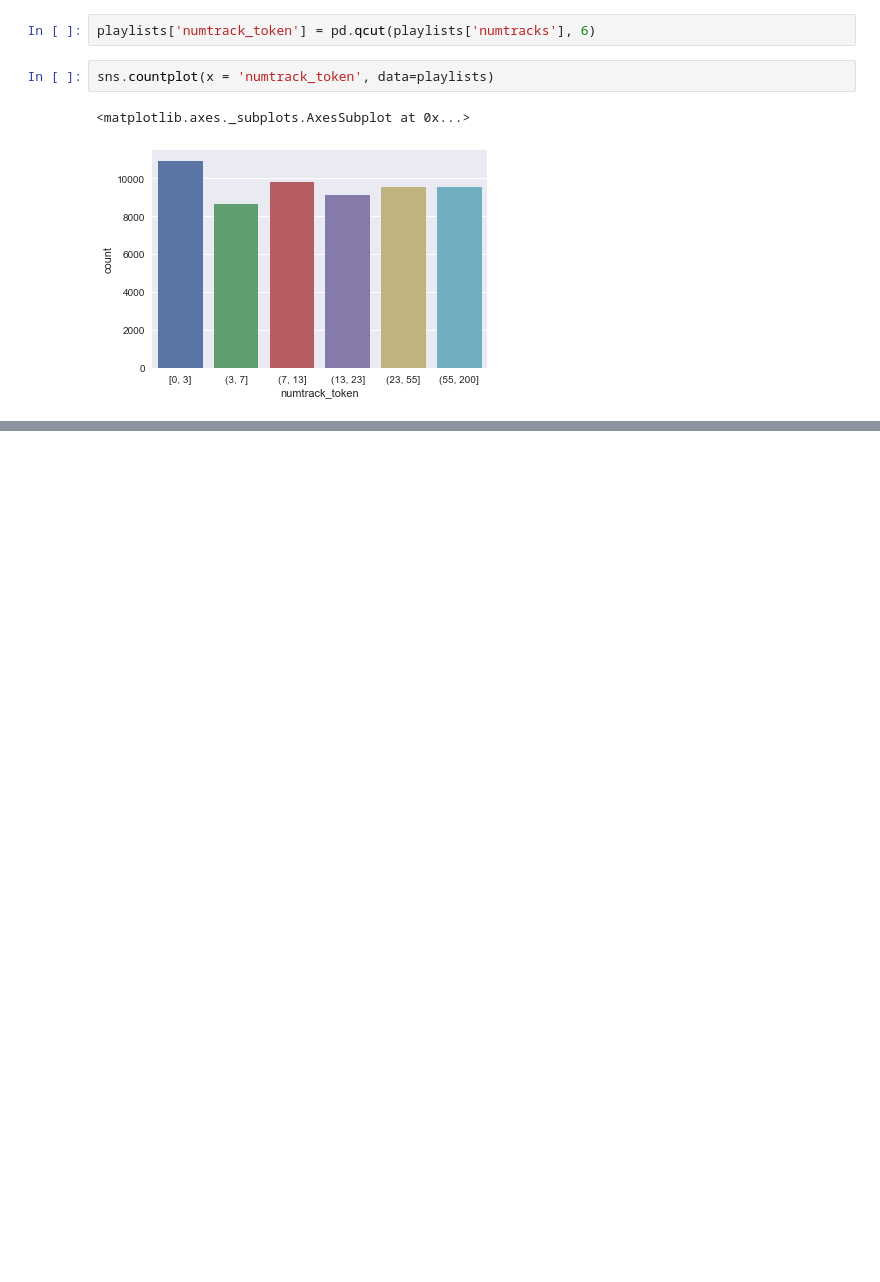
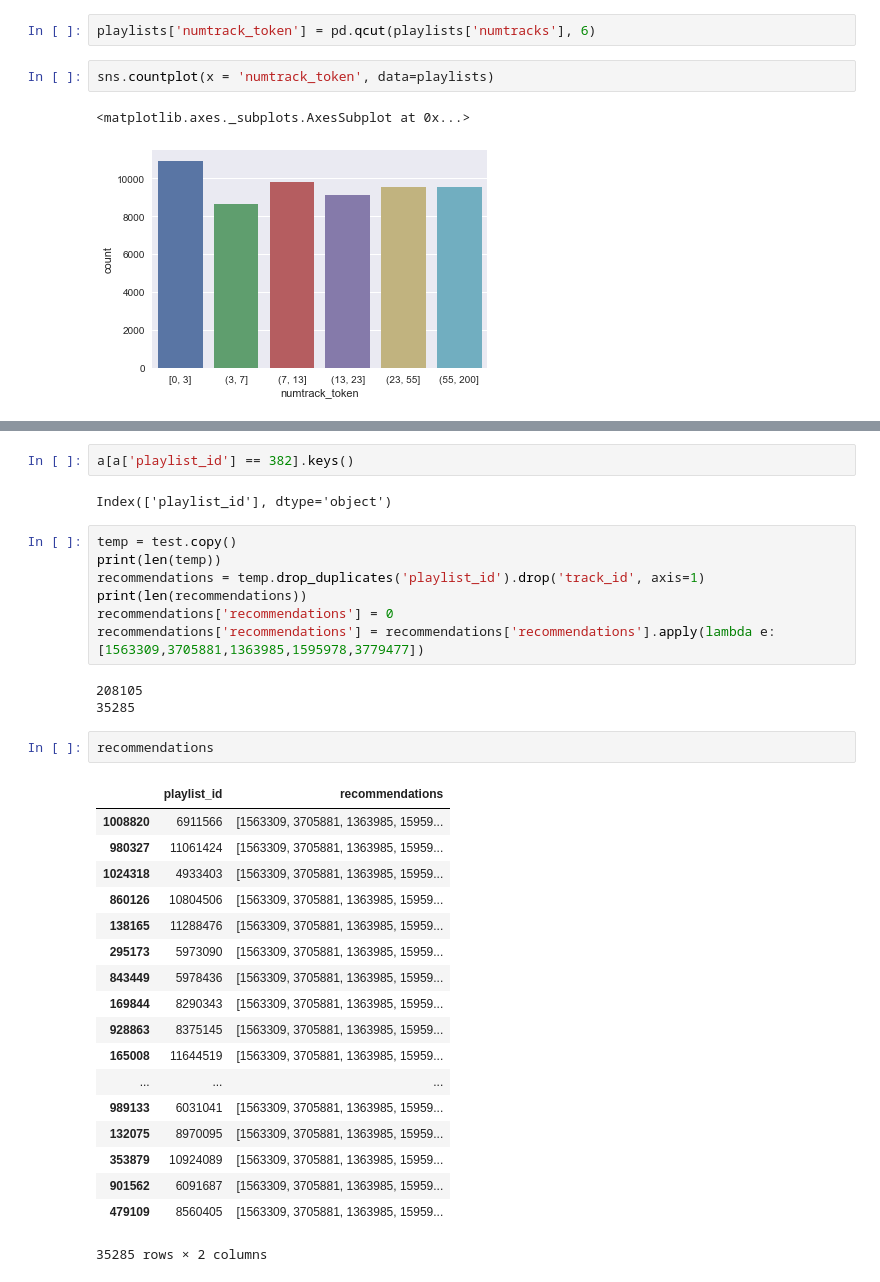
Before and after one commit to battuzz/RS_Challenge, a Jupyter notebook: fabio_notebook.ipynb, the cells around one changed output, grey strips where cells are left out. Saved outputs shown, nothing was run; the diff lists cells and outputs as text; blank space fills up the shorter version.

```diff
--- a/fabio_notebook.ipynb
+++ b/fabio_notebook.ipynb
@@ -251,0 +201,35 @@ FileNotFoundError: File b'../data/train_final.csv' does not exist
+# %%
+a[a['playlist_id'] == 382].keys()
+# %% [output]
+Index(['playlist_id'], dtype='object')
+# %%
+temp = test.copy()
+print(len(temp))
+recommendations = temp.drop_duplicates('playlist_id').drop('track_id', axis=1)
+print(len(recommendations))
+recommendations['recommendations'] = 0
+recommendations['recommendations'] = recommendations['recommendations'].apply(lambda e: [1563309,3705881,1363985,1595978,3779477])
+# %% [output]
+208105
+35285
+# %%
+recommendations
+# %% [output]
+|  | playlist_id | recommendations |
+| 1008820 | 6911566 | [1563309, 3705881, 1363985, 15959... |
+| 980327 | 11061424 | [1563309, 3705881, 1363985, 15959... |
+| 1024318 | 4933403 | [1563309, 3705881, 1363985, 15959... |
+| 860126 | 10804506 | [1563309, 3705881, 1363985, 15959... |
+| 138165 | 11288476 | [1563309, 3705881, 1363985, 15959... |
+| 295173 | 5973090 | [1563309, 3705881, 1363985, 15959... |
+| 843449 | 5978436 | [1563309, 3705881, 1363985, 15959... |
+| 169844 | 8290343 | [1563309, 3705881, 1363985, 15959... |
+| 928863 | 8375145 | [1563309, 3705881, 1363985, 15959... |
+| 165008 | 11644519 | [1563309, 3705881, 1363985, 15959... |
+| ... | ... | ... |
+| 989133 | 6031041 | [1563309, 3705881, 1363985, 15959... |
+| 132075 | 8970095 | [1563309, 3705881, 1363985, 15959... |
+| 353879 | 10924089 | [1563309, 3705881, 1363985, 15959... |
+| 901562 | 6091687 | [1563309, 3705881, 1363985, 15959... |
+| 479109 | 8560405 | [1563309, 3705881, 1363985, 15959... |
+35285 rows × 2 columns
```
Also changed, not shown: parts of 28 cells of this notebook.
